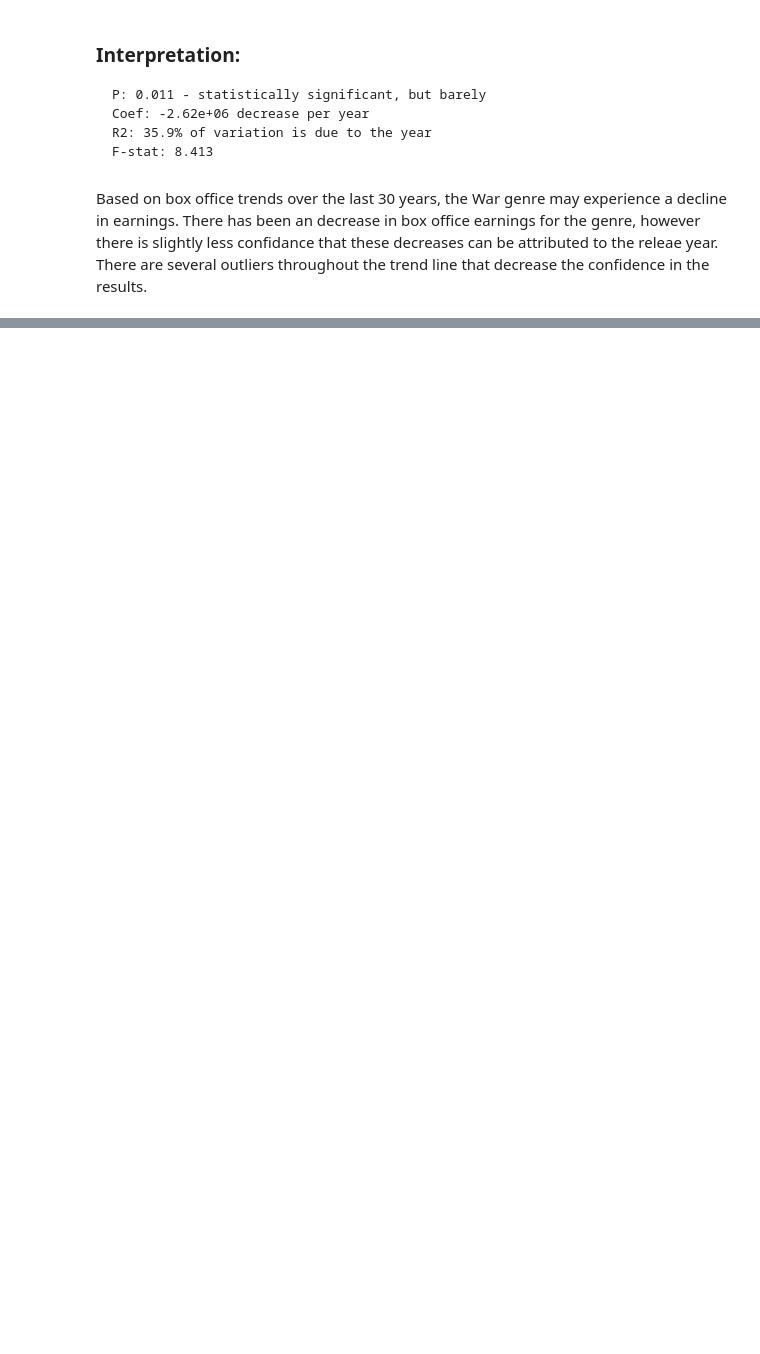
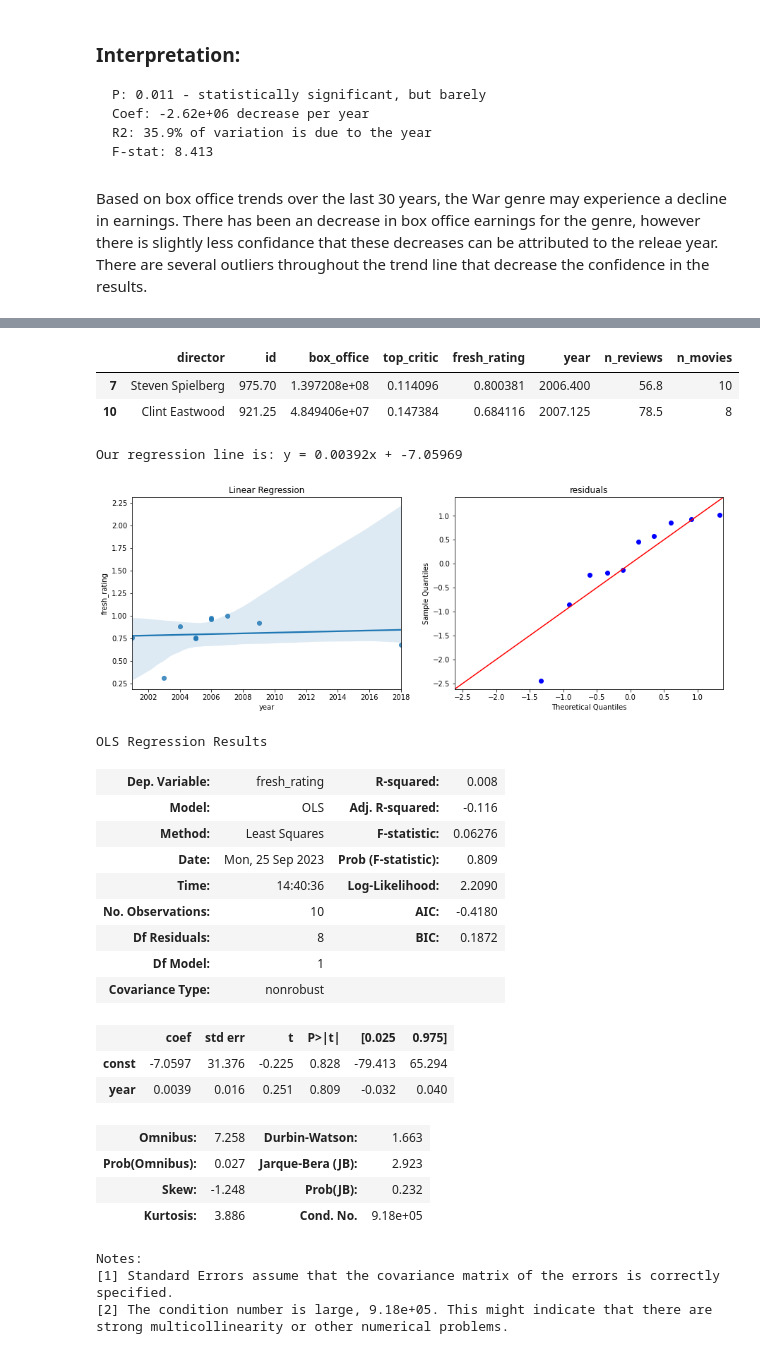
Before and after one commit to abigailjcampbell/dsc-phase-2-project-v3, a Jupyter notebook: data_analysis.ipynb, the cells around one changed output, grey strips where cells are left out. Drawn from its saved outputs; the diff is of its cells as text; code cells hidden in the pictures; blank space fills up the shorter version.

```diff
--- a/data_analysis.ipynb
+++ b/data_analysis.ipynb
@@ -949,0 +1039,34 @@ Based on box office trends over the last 30 years, the War genre may experience
+# %%
+fresh_experienced_directors_sorted_by_n[fresh_experienced_directors_sorted_by_n['director'].isin(['Steven Spielberg', 'Clint Eastwood'])]
+# %% [output]
+|  | director | id | box_office | top_critic | fresh_rating | year | n_reviews | n_movies |
+| 7 | Steven Spielberg | 975.70 | 1.397208e+08 | 0.114096 | 0.800381 | 2006.400 | 56.8 | 10 |
+| 10 | Clint Eastwood | 921.25 | 4.849406e+07 | 0.147384 | 0.684116 | 2007.125 | 78.5 | 8 |
+# %%
+spielberg_data = rt_movie_fresh_df[rt_movie_fresh_df['director'] == 'Steven Spielberg']
+spielberg_results = lin_reg_fresh_all(data_set=spielberg_data, x='year', y='fresh_rating')
+spielberg_results.summary()
+# %% [output]
+Our regression line is: y = 0.00392x + -7.05969
+[figure, added]
+OLS Regression Results
+| Dep. Variable: | fresh_rating | R-squared: | 0.008 |
+| Model: | OLS | Adj. R-squared: | -0.116 |
+| Method: | Least Squares | F-statistic: | 0.06276 |
+| Date: | Mon, 25 Sep 2023 | Prob (F-statistic): | 0.809 |
+| Time: | 14:40:36 | Log-Likelihood: | 2.2090 |
+| No. Observations: | 10 | AIC: | -0.4180 |
+| Df Residuals: | 8 | BIC: | 0.1872 |
+| Df Model: | 1 |  |  |
+| Covariance Type: | nonrobust |  |  |
+|  | coef | std err | t | P>|t| | [0.025 | 0.975] |
+| const | -7.0597 | 31.376 | -0.225 | 0.828 | -79.413 | 65.294 |
+| year | 0.0039 | 0.016 | 0.251 | 0.809 | -0.032 | 0.040 |
+| Omnibus: | 7.258 | Durbin-Watson: | 1.663 |
+| Prob(Omnibus): | 0.027 | Jarque-Bera (JB): | 2.923 |
+| Skew: | -1.248 | Prob(JB): | 0.232 |
+| Kurtosis: | 3.886 | Cond. No. | 9.18e+05 |
+Notes:
+[1] Standard Errors assume that the covariance matrix of the errors is correctly specified.
+[2] The condition number is large, 9.18e+05. This might indicate that there are
+strong multicollinearity or other numerical problems.
```
Also changed, not shown: parts of 26 cells of this notebook.
